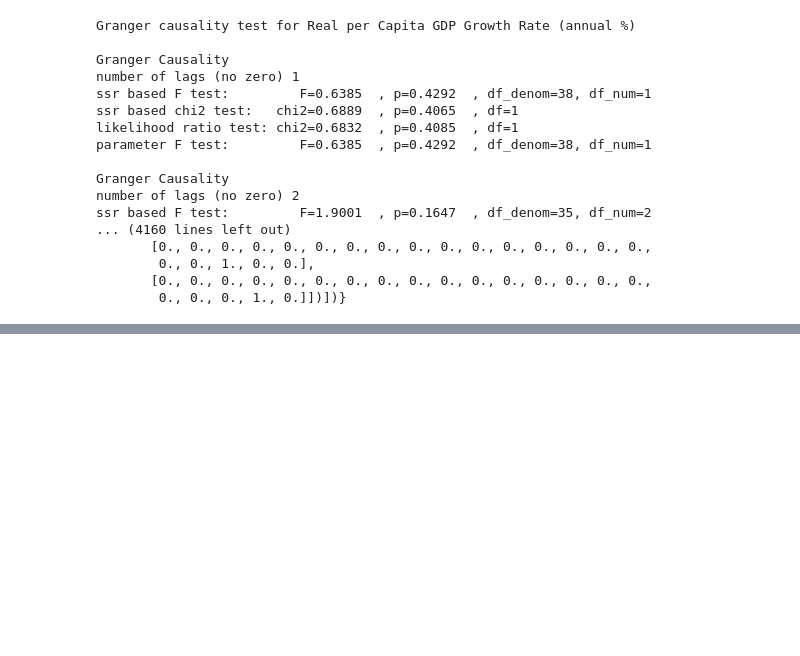
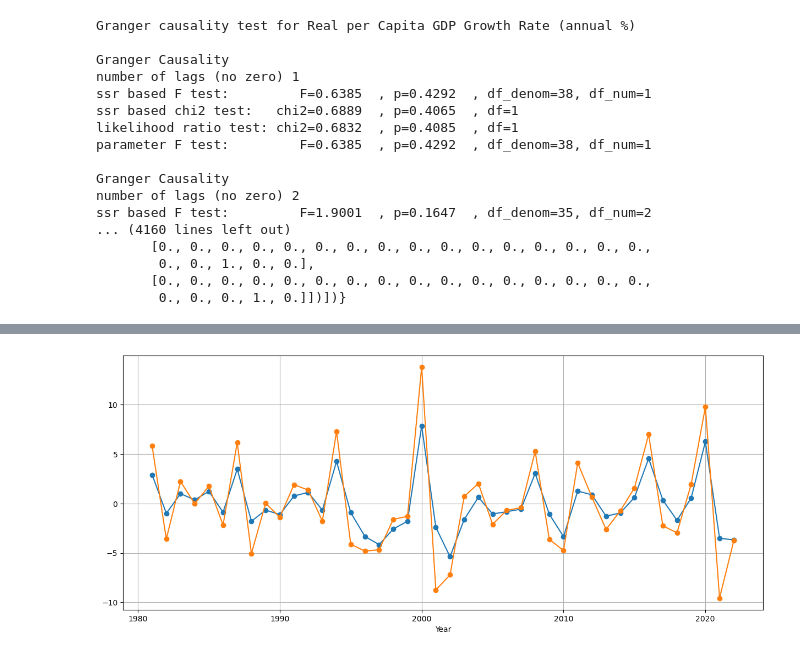
Before and after one commit to MMostafa-Hub/advanced_time_series, a Jupyter notebook: session_3/eda.ipynb, the cells around one changed output, grey strips where cells are left out. Saved outputs shown, nothing was run; the diff lists cells and outputs as text; code cells hidden in the pictures; blank space fills up the shorter version.

Commit message:
Apply Kalman Filter, and PCA

```diff
--- a/session_3/eda.ipynb
+++ b/session_3/eda.ipynb
@@ -210,0 +222,7 @@ ssr based F test:         F=1.9001  , p=0.1647  , df_denom=35, df_num=2
+# %%
+filtered_df = pd.DataFrame(columns=detrend_df.columns, index=detrend_df.index)
+# %%
+for column in detrend_df.columns:
+    kf = KalmanFilter()
+    filtered_state_means, _ = kf.filter(detrend_df[column].values)
+    filtered_df[column] = filtered_state_means.flatten()
@@ -210,0 +240,9 @@ ssr based F test:         F=1.9001  , p=0.1647  , df_denom=35, df_num=2
+# %%
+# Plot the filtered time series
+filtered_df["Inflation, consumer prices (annual %)"].plot(figsize=(15, 6), marker="o")
+detrend_df["Inflation, consumer prices (annual %)"].plot(figsize=(15, 6), marker="o")
+
+plt.grid()
+plt.show()
+# %% [output]
+[figure, added]
```
Also changed, not shown: parts of 23 cells of this notebook.
